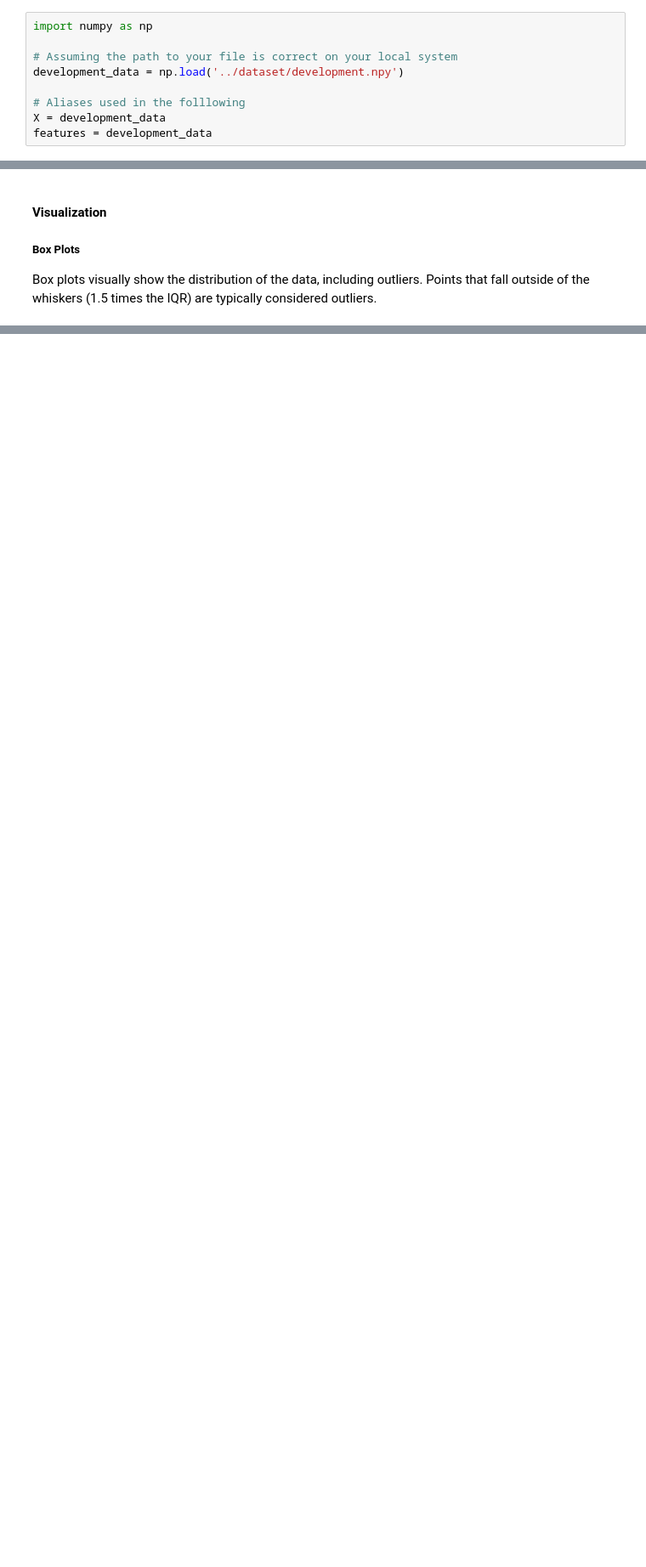
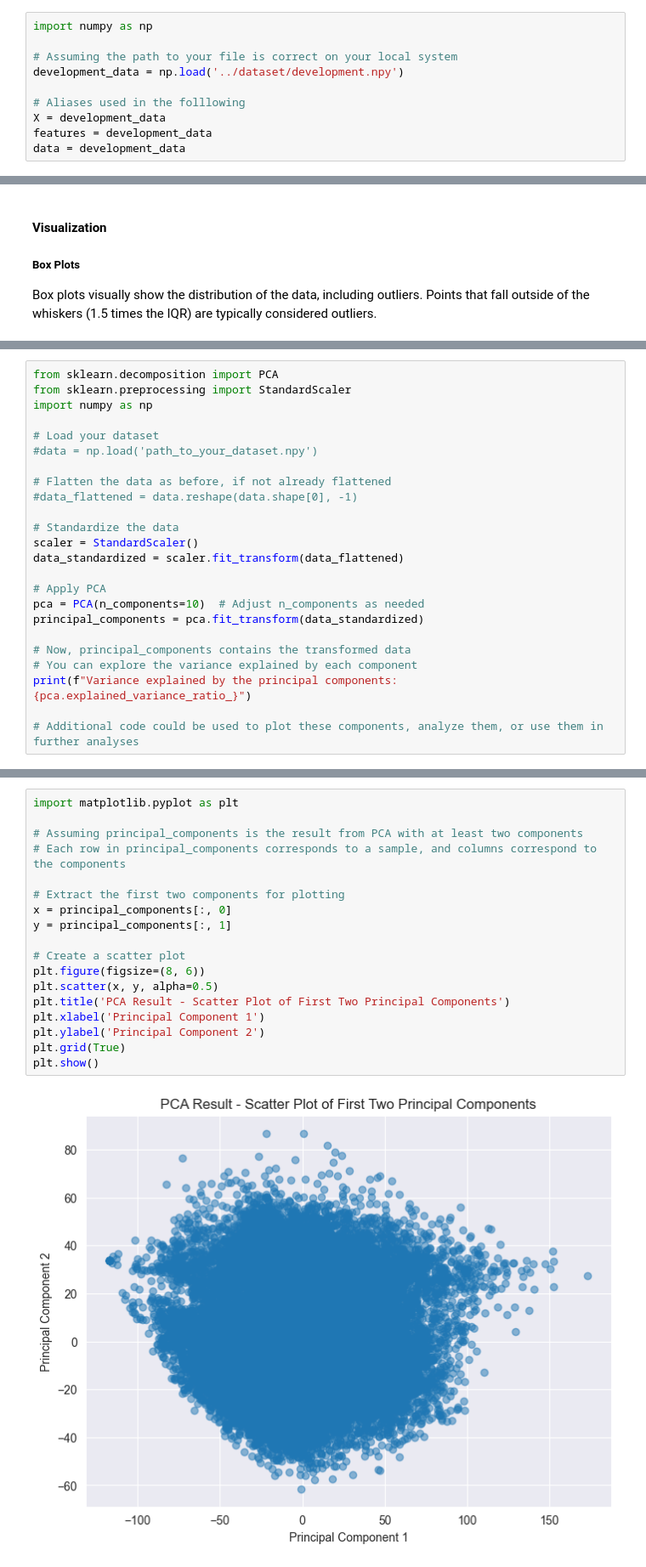
Before and after one commit to wolfram-laube/mlpc-project_team-park, a Jupyter notebook: task_2/report_wolfram.ipynb, the cells around one changed output, grey strips where cells are left out. Shown at 85% size. Cells and saved outputs as stored; diff of their text form; blank space fills up the shorter version.

```diff
--- a/task_2/report_wolfram.ipynb
+++ b/task_2/report_wolfram.ipynb
@@ -23,6 +23,7 @@ development_data = np.load('../dataset/development.npy')
 # Aliases used in the folllowing
 X = development_data
 features = development_data
+data = development_data
 # %% [markdown]
 
 ### 2. Inspecting the Data
@@ -127,0 +190,24 @@ plt.show()
+# %%
+from sklearn.decomposition import PCA
+from sklearn.preprocessing import StandardScaler
+import numpy as np
+
+# Load your dataset
+#data = np.load('path_to_your_dataset.npy')
+
+# Flatten the data as before, if not already flattened
+#data_flattened = data.reshape(data.shape[0], -1)
+
+# Standardize the data
+scaler = StandardScaler()
+data_standardized = scaler.fit_transform(data_flattened)
+
+# Apply PCA
+pca = PCA(n_components=10)  # Adjust n_components as needed
+principal_components = pca.fit_transform(data_standardized)
+
+# Now, principal_components contains the transformed data
+# You can explore the variance explained by each component
+print(f"Variance explained by the principal components: {pca.explained_variance_ratio_}")
+
+# Additional code could be used to plot these components, analyze them, or use them in further analyses
@@ -127,0 +217,20 @@ plt.show()
+# %%
+import matplotlib.pyplot as plt
+
+# Assuming principal_components is the result from PCA with at least two components
+# Each row in principal_components corresponds to a sample, and columns correspond to the components
+
+# Extract the first two components for plotting
+x = principal_components[:, 0]
+y = principal_components[:, 1]
+
+# Create a scatter plot
+plt.figure(figsize=(8, 6))
+plt.scatter(x, y, alpha=0.5)
+plt.title('PCA Result - Scatter Plot of First Two Principal Components')
+plt.xlabel('Principal Component 1')
+plt.ylabel('Principal Component 2')
+plt.grid(True)
+plt.show()
+# %% [output]
+[figure, added]
```
Also changed, not shown: parts of 9 cells of this notebook.
